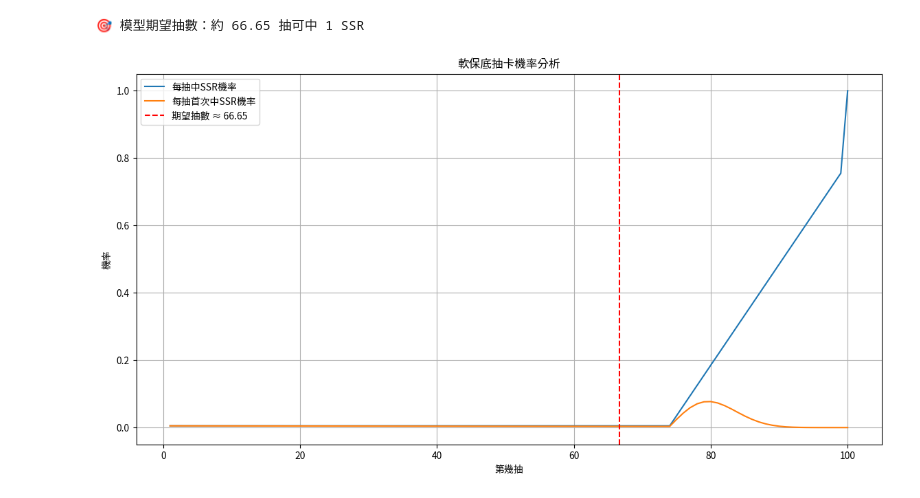
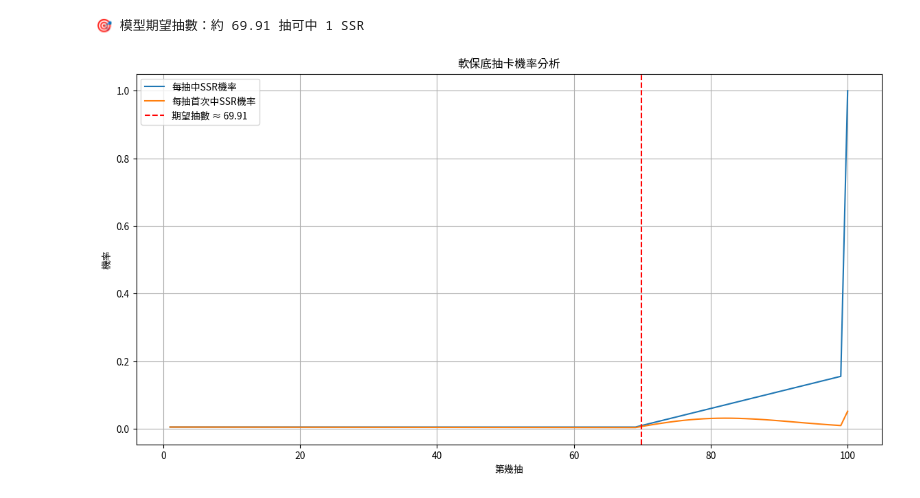
Before and after one commit to changlinfan/card-Expected-value, a Jupyter notebook: 抽卡保底(軟+硬).ipynb, the cells around one changed output. Saved outputs shown, nothing was run; the diff lists cells and outputs as text; code cells hidden in the pictures.

```diff
--- a/抽卡保底(軟+硬).ipynb
+++ b/抽卡保底(軟+硬).ipynb
@@ -8,9 +8,9 @@ import matplotlib.pyplot as plt
 # 抽卡設定參數
 n = 100  # 總抽數
 p = 0.005  # 初始SSR機率(0.5%)
-soft_pity_start = 75  # 軟保底開始
+soft_pity_start = 70  # 軟保底開始
 hard_pity = 100  # 硬保底
-pity_increment = 0.03  # 每抽機率增加 3%
+pity_increment = 0.005  # 每抽機率增加 0.5%
 
 # 每抽中SSR的機率
 draw_probs = []
@@ -23,35 +23,35 @@ for i in range(1, n + 1):
     else:
         draw_probs.append(1.0)
 
 # 每抽「第一次中SSR」的機率（非累積機率）
 
 first_hit_probs = []
 cum_prob = 1.0
 for prob in draw_probs:
     first = prob * cum_prob
     first_hit_probs.append(first)
     cum_prob *= (1 - prob)
 
 
 # 計算期望值
 expected_draws = sum([i * prob for i, prob in enumerate(first_hit_probs, start=1)])
 
 print(f"🎯 模型期望抽數：約 {expected_draws:.2f} 抽可中 1 SSR")
 
 # 畫圖視覺化
 plt.figure(figsize=(14, 7))
 plt.plot(range(1, n + 1), draw_probs, label="每抽中SSR機率")
 plt.plot(range(1, n + 1), first_hit_probs, label="每抽首次中SSR機率")
 plt.axvline(expected_draws, color='r', linestyle='--', label=f"期望抽數 ≈ {expected_draws:.2f}")
 plt.title("軟保底抽卡機率分析")
 plt.xlabel("第幾抽")
 plt.ylabel("機率")
 plt.legend()
 plt.grid(True)
 plt.show()
 # %% [output]
-🎯 模型期望抽數：約 66.65 抽可中 1 SSR
+🎯 模型期望抽數：約 69.91 抽可中 1 SSR
-[figure, old version]
+[figure, new version]
 # %%
 !wget -O TaipeiSansTCBeta-Regular.ttf https://drive.google.com/uc?id=1eGAsTN1HBpJAkeVM57_C7ccp7hbgSz3_&export=download
 import matplotlib as mpl
```
Also changed, not shown: parts of 1 cell of this notebook.
